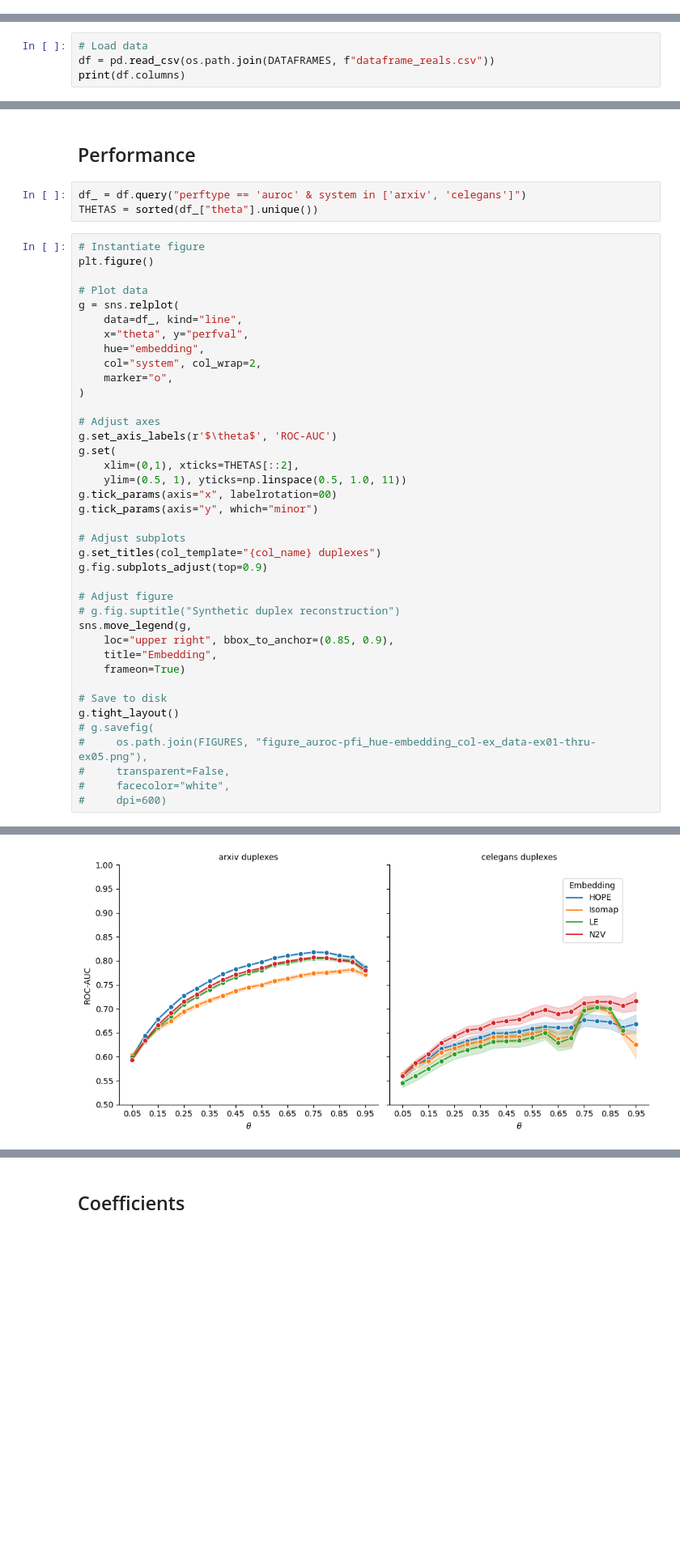
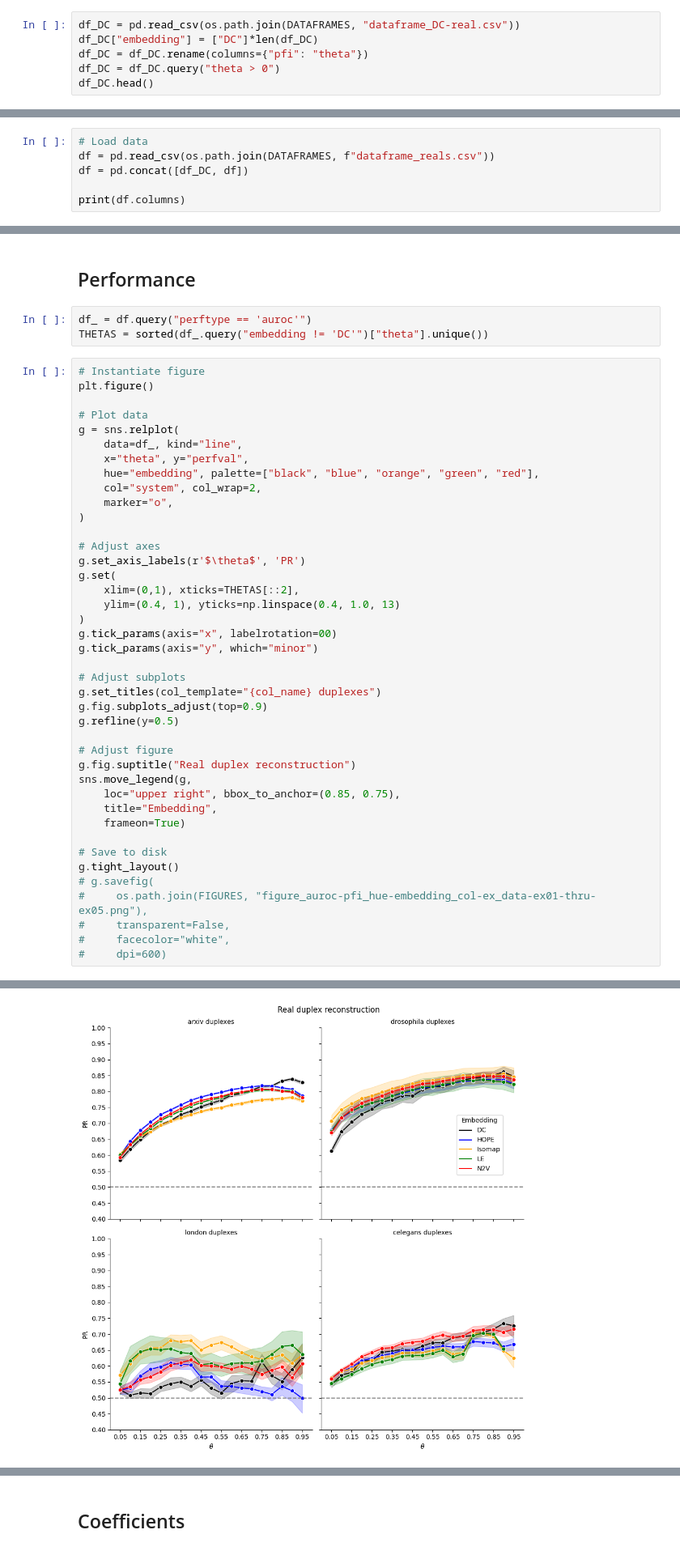
Before and after one commit to kaiser-dan/proj_naive-embedded-reconstruction, a Jupyter notebook: workflow/notebooks/viz/viz_ex-arxiv-thru-ex-london.ipynb, the cells around one changed output, grey strips where cells are left out. Shown at 81% size. Cells and saved outputs as stored; diff of their text form; blank space fills up the shorter version.

```diff
--- a/workflow/notebooks/viz/viz_ex-arxiv-thru-ex-london.ipynb
+++ b/workflow/notebooks/viz/viz_ex-arxiv-thru-ex-london.ipynb
@@ -13,3 +13,9 @@ DATAFRAMES = os.path.join("..", "..", "..", "results", "dataframes", "")
 FIGURES = os.path.join("..", "..", "..", "results", "figures", "")
 # %% [markdown]
 # Data preprocessing
+# %%
+df_DC = pd.read_csv(os.path.join(DATAFRAMES, "dataframe_DC-real.csv"))
+df_DC["embedding"] = ["DC"]*len(df_DC)
+df_DC = df_DC.rename(columns={"pfi": "theta"})
+df_DC = df_DC.query("theta > 0")
+df_DC.head()
@@ -16,5 +29,7 @@ FIGURES = os.path.join("..", "..", "..", "results", "figures", "")
 # %%
 # Load data
 df = pd.read_csv(os.path.join(DATAFRAMES, f"dataframe_reals.csv"))
+df = pd.concat([df_DC, df])
+
 print(df.columns)
 # %% [output]
@@ -41,8 +56,8 @@ df = df.melt(
 # %% [markdown]
 ## Performance
 # %%
-df_ = df.query("perftype == 'auroc' & system in ['arxiv', 'celegans']")
-THETAS = sorted(df_["theta"].unique())
+df_ = df.query("perftype == 'auroc'")
+THETAS = sorted(df_.query("embedding != 'DC'")["theta"].unique())
 # %%
 # Instantiate figure
 plt.figure()
@@ -51,38 +66,40 @@ plt.figure()
 g = sns.relplot(
     data=df_, kind="line",
     x="theta", y="perfval",
-    hue="embedding",
+    hue="embedding", palette=["black", "blue", "orange", "green", "red"],
     col="system", col_wrap=2,
     marker="o",
 )
 
 # Adjust axes
-g.set_axis_labels(r'$\theta$', 'ROC-AUC')
+g.set_axis_labels(r'$\theta$', 'PR')
 g.set(
     xlim=(0,1), xticks=THETAS[::2],
-    ylim=(0.5, 1), yticks=np.linspace(0.5, 1.0, 11))
+    ylim=(0.4, 1), yticks=np.linspace(0.4, 1.0, 13)
+)
 g.tick_params(axis="x", labelrotation=00)
 g.tick_params(axis="y", which="minor")
 
 # Adjust subplots
 g.set_titles(col_template="{col_name} duplexes")
 g.fig.subplots_adjust(top=0.9)
+g.refline(y=0.5)
 
 # Adjust figure
-# g.fig.suptitle("Synthetic duplex reconstruction")
+g.fig.suptitle("Real duplex reconstruction")
 sns.move_legend(g,
-    loc="upper right", bbox_to_anchor=(0.85, 0.9),
+    loc="upper right", bbox_to_anchor=(0.85, 0.75),
     title="Embedding",
     frameon=True)
 
 # Save to disk
 g.tight_layout()
 # g.savefig(
 #     os.path.join(FIGURES, "figure_auroc-pfi_hue-embedding_col-ex_data-ex01-thru-ex05.png"),
 #     transparent=False,
 #     facecolor="white",
 #     dpi=600)
 # %% [output]
 <seaborn.axisgrid.FacetGrid at 0x...>
 <Figure size 640x480 with 0 Axes>
-[figure, old version]
+[figure, new version]
```
Also changed, not shown: parts of 4 cells of this notebook, 39 other files.
